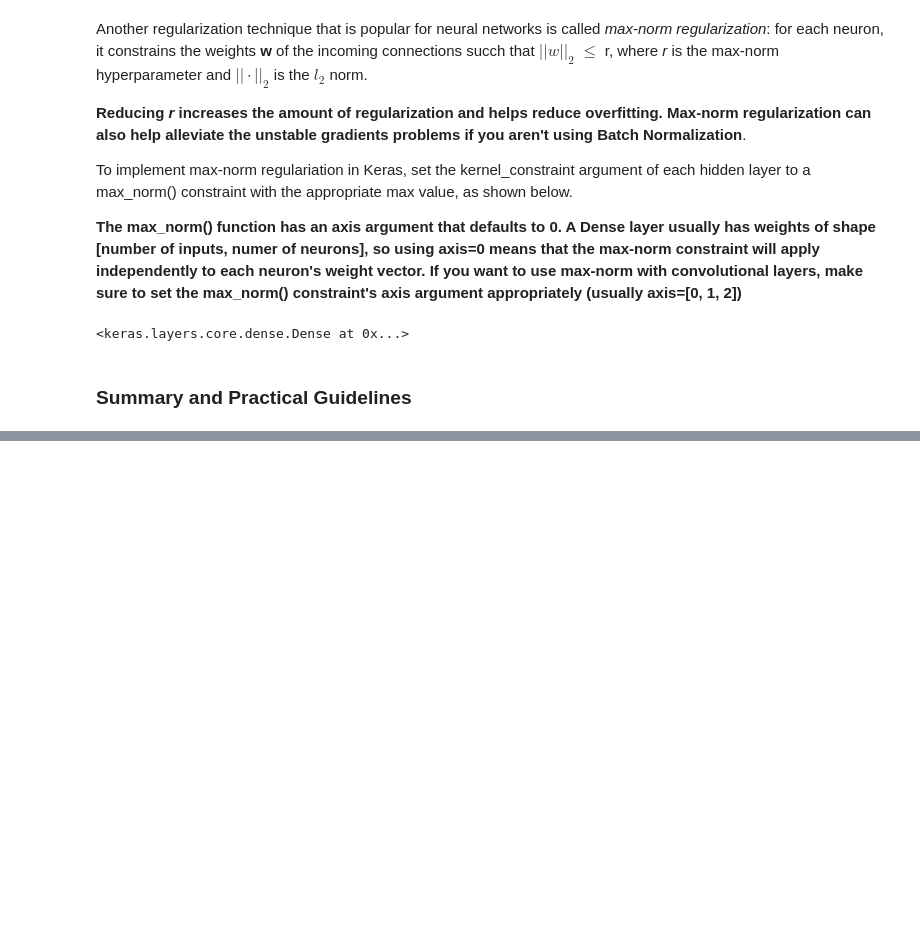
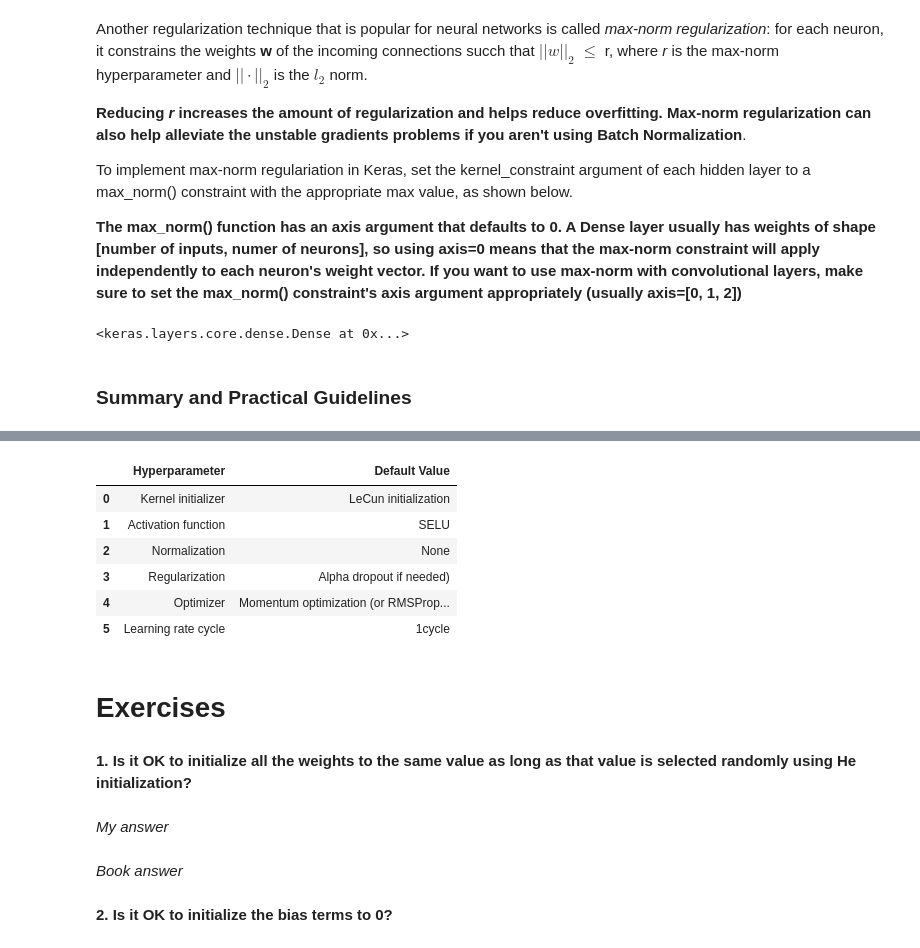
Before and after one commit to HyerQuality/O-Reilly-Hands-On-Machine-Learning, a Jupyter notebook: Chapter 11 - Training Deep Neural Networks/Lecture_And_Exercises.ipynb, the cells around one changed output, grey strips where cells are left out. Drawn from its saved outputs; the diff is of its cells as text; code cells hidden in the pictures; blank space fills up the shorter version.

Commit message:
Finished transcribing, beginning exercises.

```diff
--- a/Chapter 11 - Training Deep Neural Networks/Lecture_And_Exercises.ipynb
+++ b/Chapter 11 - Training Deep Neural Networks/Lecture_And_Exercises.ipynb
@@ -759,0 +789,32 @@ tf.keras.layers.Dense(
+# %%
+self_norm_defaults = pd.DataFrame(
+    columns=['Hyperparameter', 'Default Value'],
+    data=np.array([
+        ['Kernel initializer', 'LeCun initialization'],
+        ['Activation function', 'SELU'],
+        ['Normalization', 'None'],
+        ['Regularization', 'Alpha dropout if needed)'],
+        ['Optimizer', 'Momentum optimization (or RMSProp or Nadam)'],
+        ['Learning rate cycle', '1cycle']
+    ])
+)
+
+self_norm_defaults
+# %% [output]
+|  | Hyperparameter | Default Value |
+| 0 | Kernel initializer | LeCun initialization |
+| 1 | Activation function | SELU |
+| 2 | Normalization | None |
+| 3 | Regularization | Alpha dropout if needed) |
+| 4 | Optimizer | Momentum optimization (or RMSProp... |
+| 5 | Learning rate cycle | 1cycle |
+# %% [markdown]
+# Exercises
+# %% [markdown]
+**1. Is it OK to initialize all the weights to the same value as long as that value is selected randomly using He initialization?**
+# %% [markdown]
+*My answer*
+# %% [markdown]
+*Book answer*
+# %% [markdown]
+**2. Is it OK to initialize the bias terms to 0?**
```
Also changed, not shown: parts of 24 cells of this notebook.
